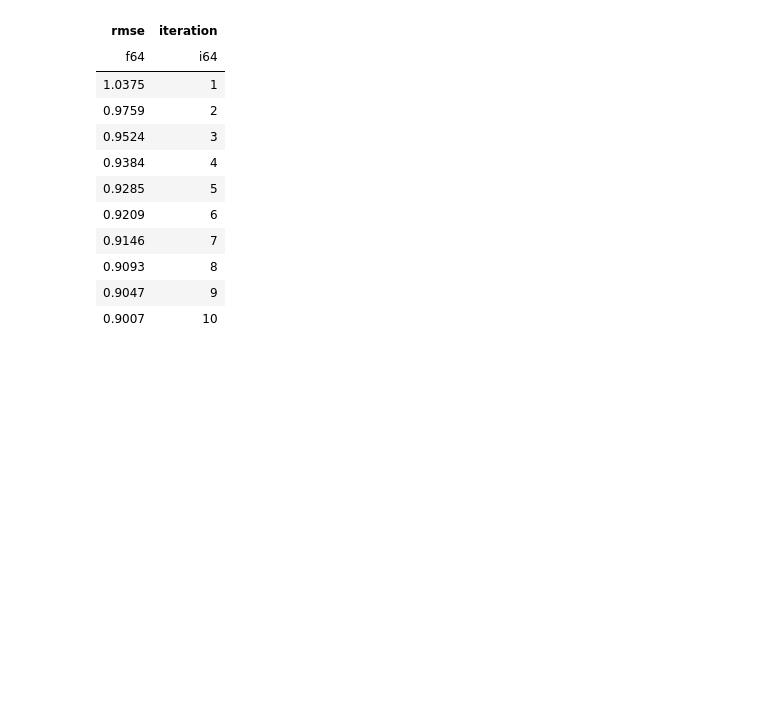
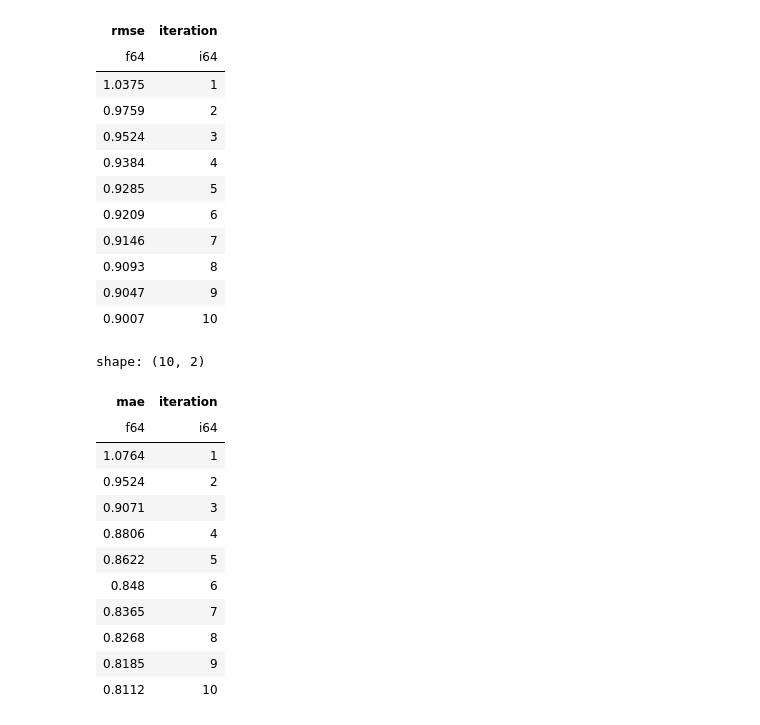
Before and after one commit to willonf/funk_svd, a Jupyter notebook: code.ipynb, the cells around one changed output. Saved outputs shown, nothing was run; the diff lists cells and outputs as text; code cells hidden in the pictures; blank space fills up the shorter version.

```diff
--- a/code.ipynb
+++ b/code.ipynb
@@ -192,6 +191,22 @@ shape: (10, 2)
 | 0.9093 | 8 |
 | 0.9047 | 9 |
 | 0.9007 | 10 |
+# %%
+model.mae_train_errors
+# %% [output]
+shape: (10, 2)
+| mae | iteration |
+| f64 | i64 |
+| 1.0764 | 1 |
+| 0.9524 | 2 |
+| 0.9071 | 3 |
+| 0.8806 | 4 |
+| 0.8622 | 5 |
+| 0.848 | 6 |
+| 0.8365 | 7 |
+| 0.8268 | 8 |
+| 0.8185 | 9 |
+| 0.8112 | 10 |
 # %%
 import matplotlib.pyplot as plt
 
```
Also changed, not shown: parts of 4 cells of this notebook, 1 other file.
